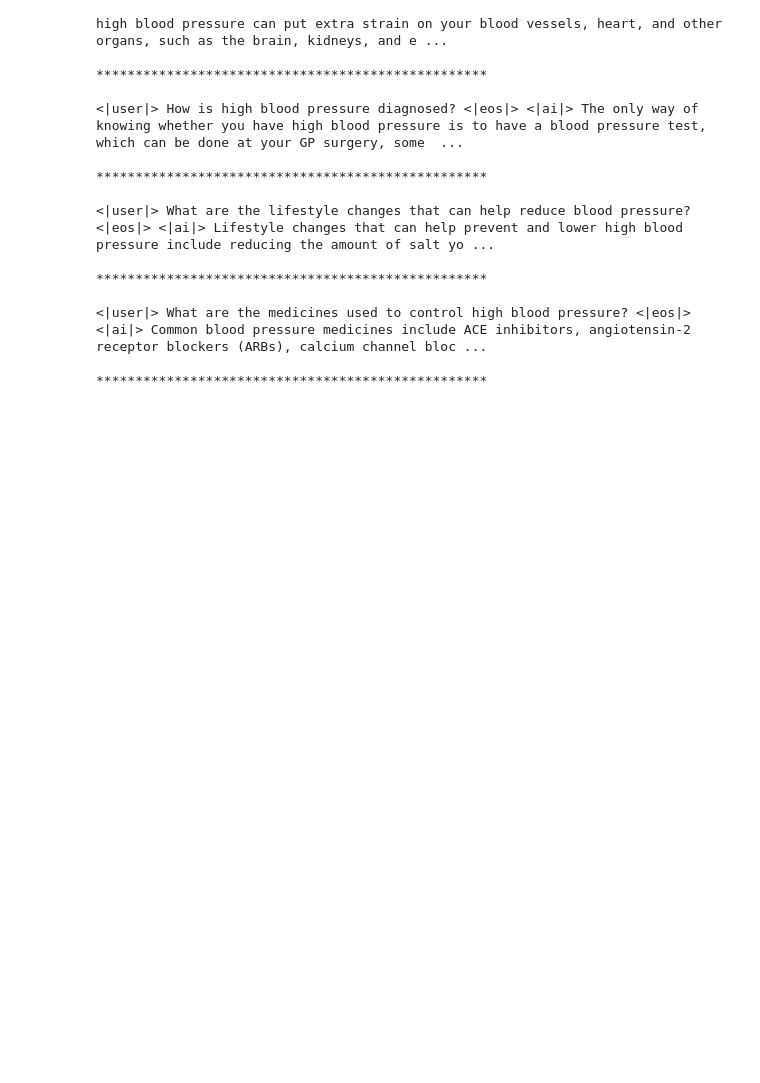
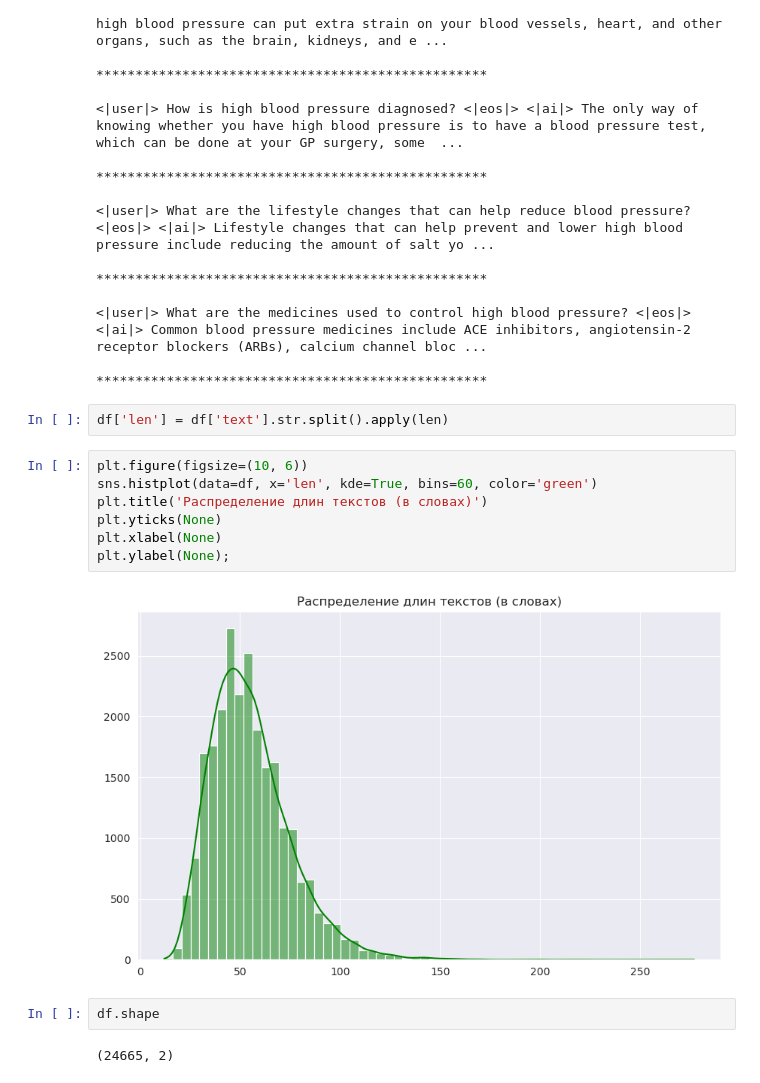
Before and after one commit to aeternnar/clinical-assistant, a Jupyter notebook: clinical-assistant.ipynb, the cells around one changed output. Cells and saved outputs as stored; diff of their text form; blank space fills up the shorter version.

Commit message:
Add text length analysis and prepare model for training

```diff
--- a/clinical-assistant.ipynb
+++ b/clinical-assistant.ipynb
@@ -72,3 +74,18 @@ for i in range(5):
 <|user|> What are the medicines used to control high blood pressure? <|eos|> <|ai|> Common blood pressure medicines include ACE inhibitors, angiotensin-2 receptor blockers (ARBs), calcium channel bloc ...
 
 **************************************************
+# %%
+df['len'] = df['text'].str.split().apply(len)
+# %%
+plt.figure(figsize=(10, 6))
+sns.histplot(data=df, x='len', kde=True, bins=60, color='green')
+plt.title('Распределение длин текстов (в словах)')
+plt.yticks(None)
+plt.xlabel(None)
+plt.ylabel(None);
+# %% [output]
+[figure, added]
+# %%
+df.shape
+# %% [output]
+(24665, 2)
```
Also changed, not shown: parts of 5 cells of this notebook.
